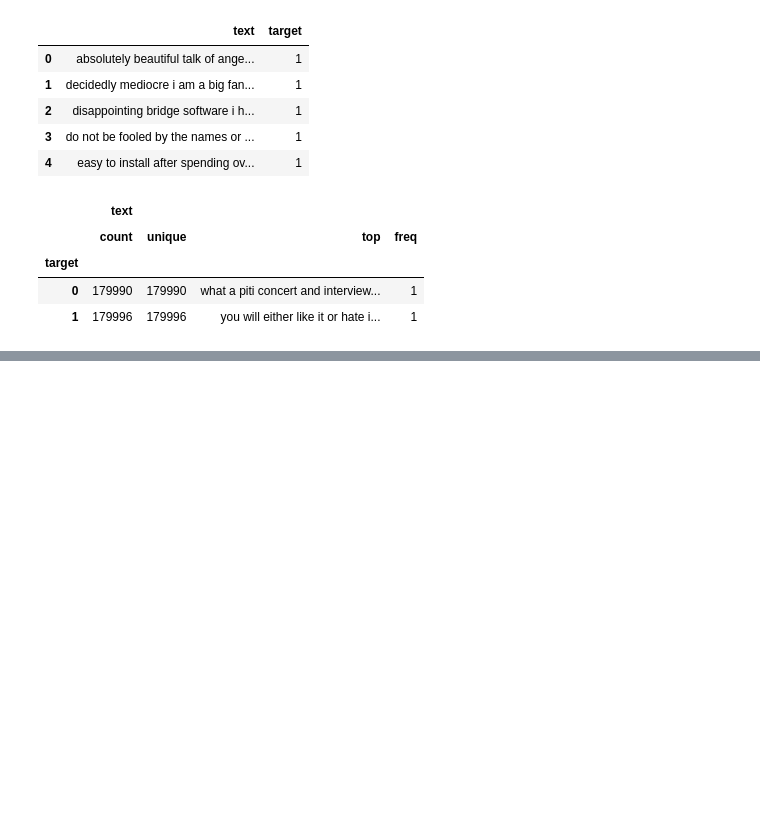
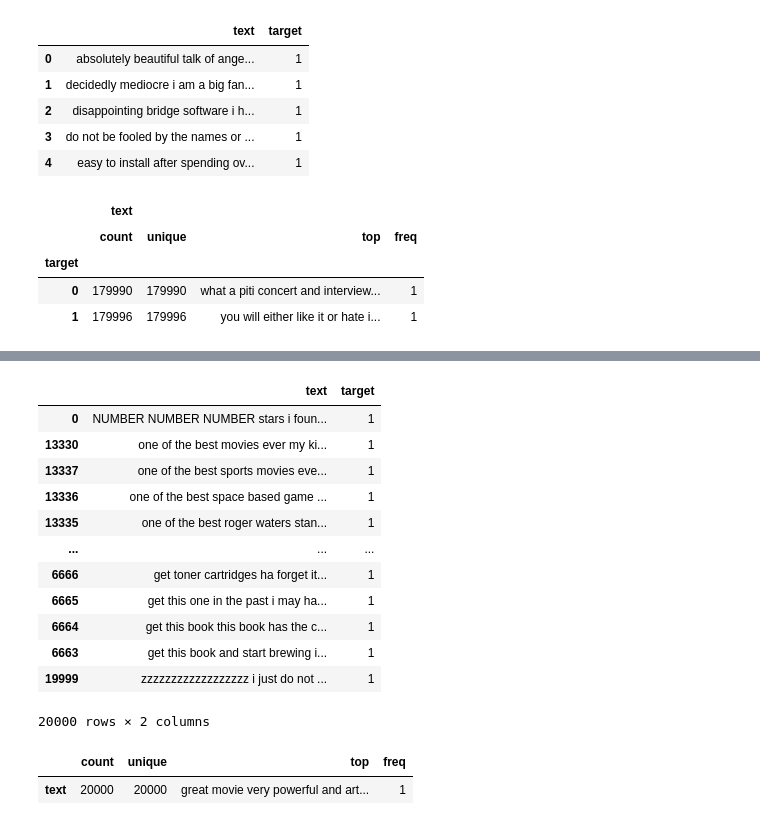
Before and after one commit to ppkgtmm/sentiment, a Jupyter notebook: EDA_amazon.ipynb, the cells around one changed output, grey strips where cells are left out. Drawn from its saved outputs; the diff is of its cells as text; code cells hidden in the pictures; blank space fills up the shorter version.

```diff
--- a/EDA_amazon.ipynb
+++ b/EDA_amazon.ipynb
@@ -329,0 +332,3 @@ preprocessed.to_csv('/content/drive/MyDrive/sentiment/data/data_preprocessed.csv
+# %%
+test = pd.read_csv('/content/drive/MyDrive/sentiment/data/test_data.csv')[cols]
+test.sample(5)
@@ -329,0 +342,3 @@ preprocessed.to_csv('/content/drive/MyDrive/sentiment/data/data_preprocessed.csv
+# %%
+%%time
+test['text'] = test['text'].apply(preprocess)
@@ -329,0 +348,21 @@ preprocessed.to_csv('/content/drive/MyDrive/sentiment/data/data_preprocessed.csv
+# %%
+test.groupby('text').count().reset_index().sort_values('target', ascending=False)
+# %% [output]
+|  | text | target |
+| 0 | NUMBER NUMBER NUMBER stars i foun... | 1 |
+| 13330 | one of the best movies ever my ki... | 1 |
+| 13337 | one of the best sports movies eve... | 1 |
+| 13336 | one of the best space based game ... | 1 |
+| 13335 | one of the best roger waters stan... | 1 |
+| ... | ... | ... |
+| 6666 | get toner cartridges ha forget it... | 1 |
+| 6665 | get this one in the past i may ha... | 1 |
+| 6664 | get this book this book has the c... | 1 |
+| 6663 | get this book and start brewing i... | 1 |
+| 19999 | zzzzzzzzzzzzzzzzzz i just do not ... | 1 |
+20000 rows × 2 columns
+# %%
+test[['text']].describe().transpose()
+# %% [output]
+|  | count | unique | top | freq |
+| text | 20000 | 20000 | great movie very powerful and art... | 1 |
```
Also changed, not shown: parts of 4 cells of this notebook.
